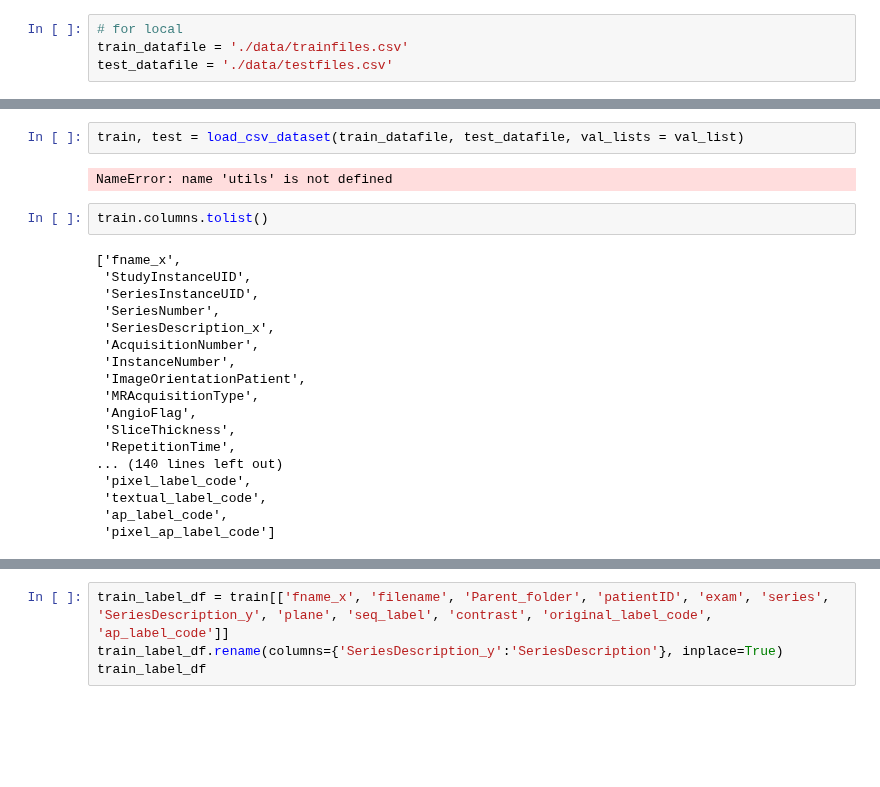
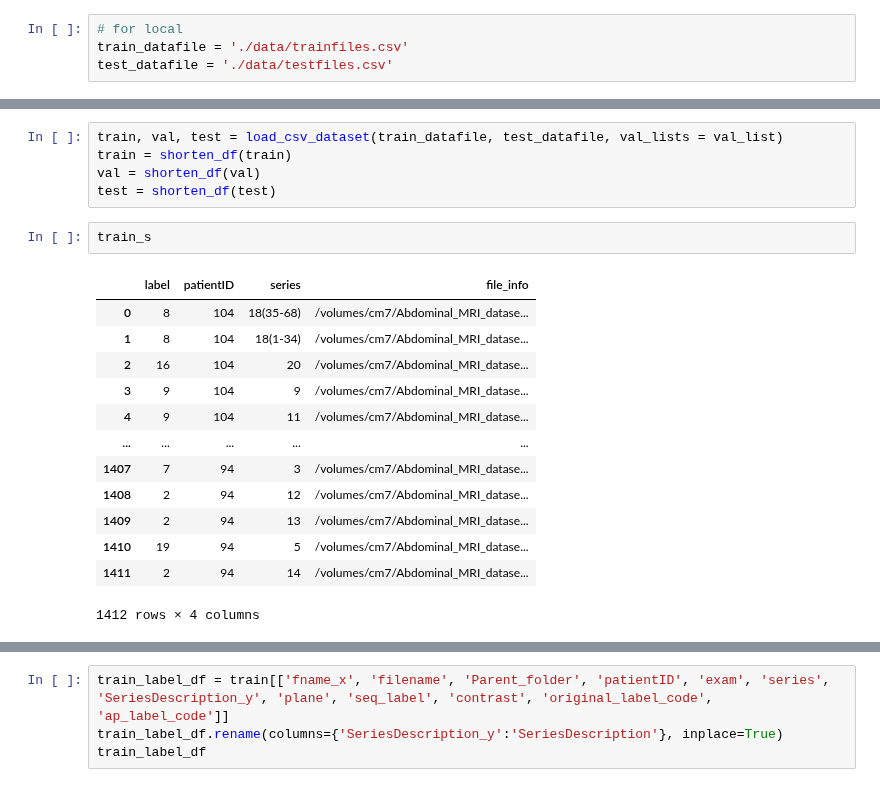
Before and after one commit to mille055/stanford_project, a Jupyter notebook: notebooks/AIPI540_IP_fusion_classifier.ipynb, the cells around one changed output, grey strips where cells are left out. Drawn from its saved outputs; the diff is of its cells as text; blank space fills up the shorter version.

```diff
--- a/notebooks/AIPI540_IP_fusion_classifier.ipynb
+++ b/notebooks/AIPI540_IP_fusion_classifier.ipynb
@@ -95,24 +91,21 @@ test_datafile = './data/testfiles.csv'
 # %%
-train, test = load_csv_dataset(train_datafile, test_datafile, val_lists = val_list)
+train, val, test = load_csv_dataset(train_datafile, test_datafile, val_lists = val_list)
+train = shorten_df(train)
+val = shorten_df(val)
+test = shorten_df(test)
-# %% [output]
-NameError: name 'utils' is not defined
-# %%
-train.columns.tolist()
-# %% [output]
-['fname_x',
- 'StudyInstanceUID',
- 'SeriesInstanceUID',
- 'SeriesNumber',
- 'SeriesDescription_x',
- 'AcquisitionNumber',
- 'InstanceNumber',
- 'ImageOrientationPatient',
- 'MRAcquisitionType',
- 'AngioFlag',
- 'SliceThickness',
- 'RepetitionTime',
-... (140 lines left out)
- 'pixel_label_code',
- 'textual_label_code',
- 'ap_label_code',
- 'pixel_ap_label_code']
+# %%
+train_s
+# %% [output]
+|  | label | patientID | series | file_info |
+| 0 | 8 | 104 | 18(35-68) | /volumes/cm7/Abdominal_MRI_datase... |
+| 1 | 8 | 104 | 18(1-34) | /volumes/cm7/Abdominal_MRI_datase... |
+| 2 | 16 | 104 | 20 | /volumes/cm7/Abdominal_MRI_datase... |
+| 3 | 9 | 104 | 9 | /volumes/cm7/Abdominal_MRI_datase... |
+| 4 | 9 | 104 | 11 | /volumes/cm7/Abdominal_MRI_datase... |
+| ... | ... | ... | ... | ... |
+| 1407 | 7 | 94 | 3 | /volumes/cm7/Abdominal_MRI_datase... |
+| 1408 | 2 | 94 | 12 | /volumes/cm7/Abdominal_MRI_datase... |
+| 1409 | 2 | 94 | 13 | /volumes/cm7/Abdominal_MRI_datase... |
+| 1410 | 19 | 94 | 5 | /volumes/cm7/Abdominal_MRI_datase... |
+| 1411 | 2 | 94 | 14 | /volumes/cm7/Abdominal_MRI_datase... |
+1412 rows × 4 columns
```
Also changed, not shown: parts of 14 cells of this notebook, 2 other files.
